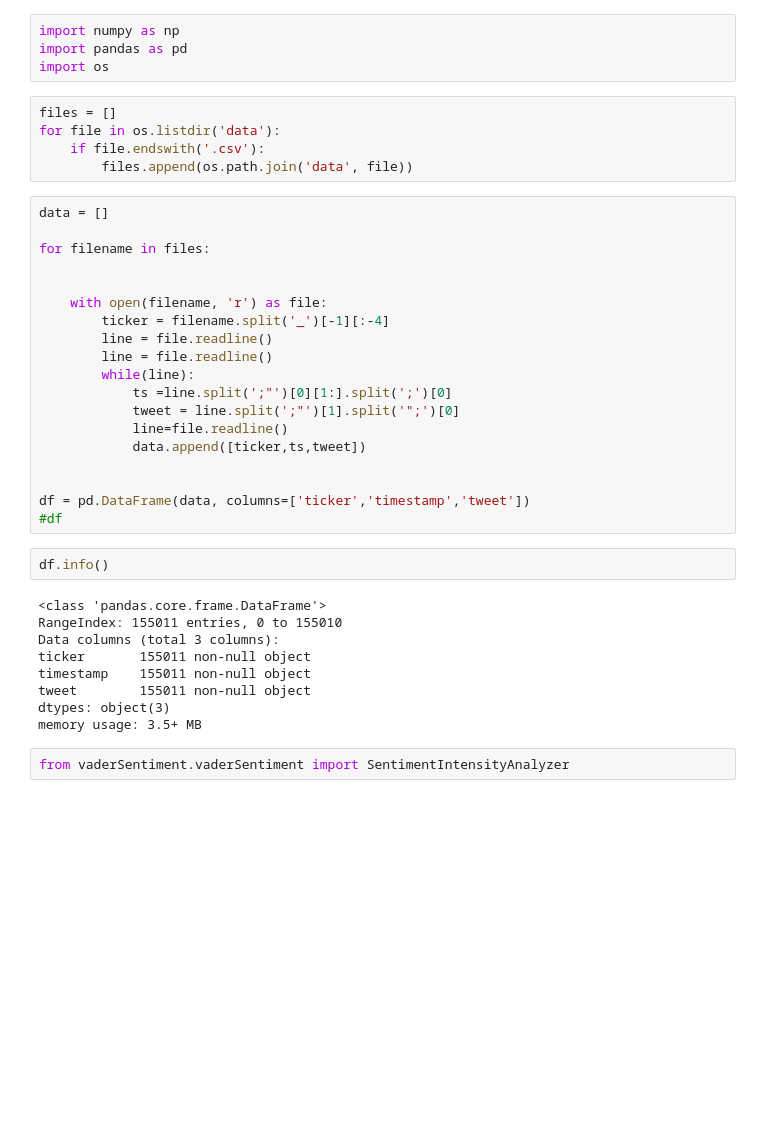
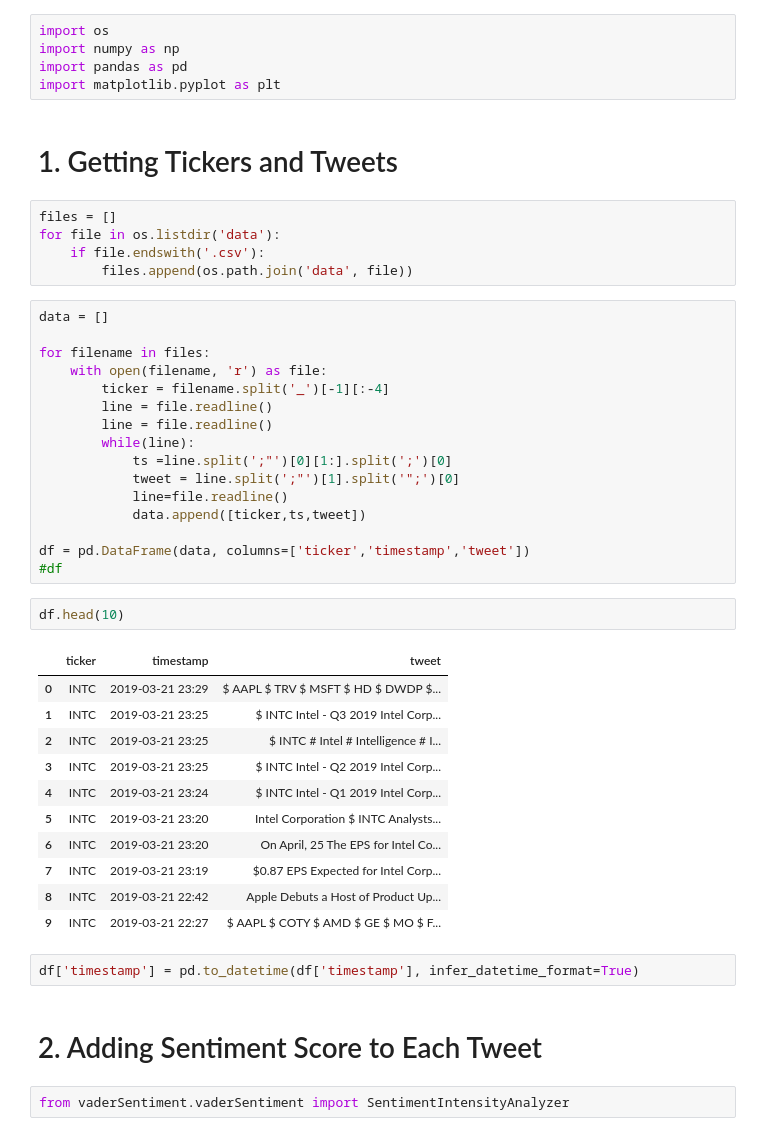
Before and after one commit to luisvillarreal/w266_final, a Jupyter notebook: Data Profiling.ipynb, the cells around one changed output. Saved outputs shown, nothing was run; the diff lists cells and outputs as text; blank space fills up the shorter version.

```diff
--- a/Data Profiling.ipynb
+++ b/Data Profiling.ipynb
@@ -1,7 +3,10 @@
 # %%
+import os
 import numpy as np
 import pandas as pd
-import os
+import matplotlib.pyplot as plt
+# %% [markdown]
+# 1. Getting Tickers and Tweets
 # %%
 files = []
 for file in os.listdir('data'):
@@ -11,8 +16,6 @@ for file in os.listdir('data'):
 data = []
 
 for filename in files:
-
-
     with open(filename, 'r') as file:
         ticker = filename.split('_')[-1][:-4]
         line = file.readline()
@@ -23,20 +26,26 @@ for filename in files:
             line=file.readline()
             data.append([ticker,ts,tweet])
 
-
 df = pd.DataFrame(data, columns=['ticker','timestamp','tweet'])
 #df
-# %%
-df.info()
-# %% [output]
-<class 'pandas.core.frame.DataFrame'>
-RangeIndex: 155011 entries, 0 to 155010
-Data columns (total 3 columns):
-ticker       155011 non-null object
-timestamp    155011 non-null object
-tweet        155011 non-null object
-dtypes: object(3)
-memory usage: 3.5+ MB
+# %%
+df.head(10)
+# %% [output]
+|  | ticker | timestamp | tweet |
+| 0 | INTC | 2019-03-21 23:29 | $ AAPL $ TRV $ MSFT $ HD $ DWDP $... |
+| 1 | INTC | 2019-03-21 23:25 | $ INTC Intel - Q3 2019 Intel Corp... |
+| 2 | INTC | 2019-03-21 23:25 | $ INTC # Intel # Intelligence # I... |
+| 3 | INTC | 2019-03-21 23:25 | $ INTC Intel - Q2 2019 Intel Corp... |
+| 4 | INTC | 2019-03-21 23:24 | $ INTC Intel - Q1 2019 Intel Corp... |
+| 5 | INTC | 2019-03-21 23:20 | Intel Corporation $ INTC Analysts... |
+| 6 | INTC | 2019-03-21 23:20 | On April, 25 The EPS for Intel Co... |
+| 7 | INTC | 2019-03-21 23:19 | $0.87 EPS Expected for Intel Corp... |
+| 8 | INTC | 2019-03-21 22:42 | Apple Debuts a Host of Product Up... |
+| 9 | INTC | 2019-03-21 22:27 | $ AAPL $ COTY $ AMD $ GE $ MO $ F... |
+# %%
+df['timestamp'] = pd.to_datetime(df['timestamp'], infer_datetime_format=True)
+# %% [markdown]
+# 2. Adding Sentiment Score to Each Tweet
 # %%
 from vaderSentiment.vaderSentiment import SentimentIntensityAnalyzer
 # %%
```
Also changed, not shown: parts of 20 cells of this notebook.
